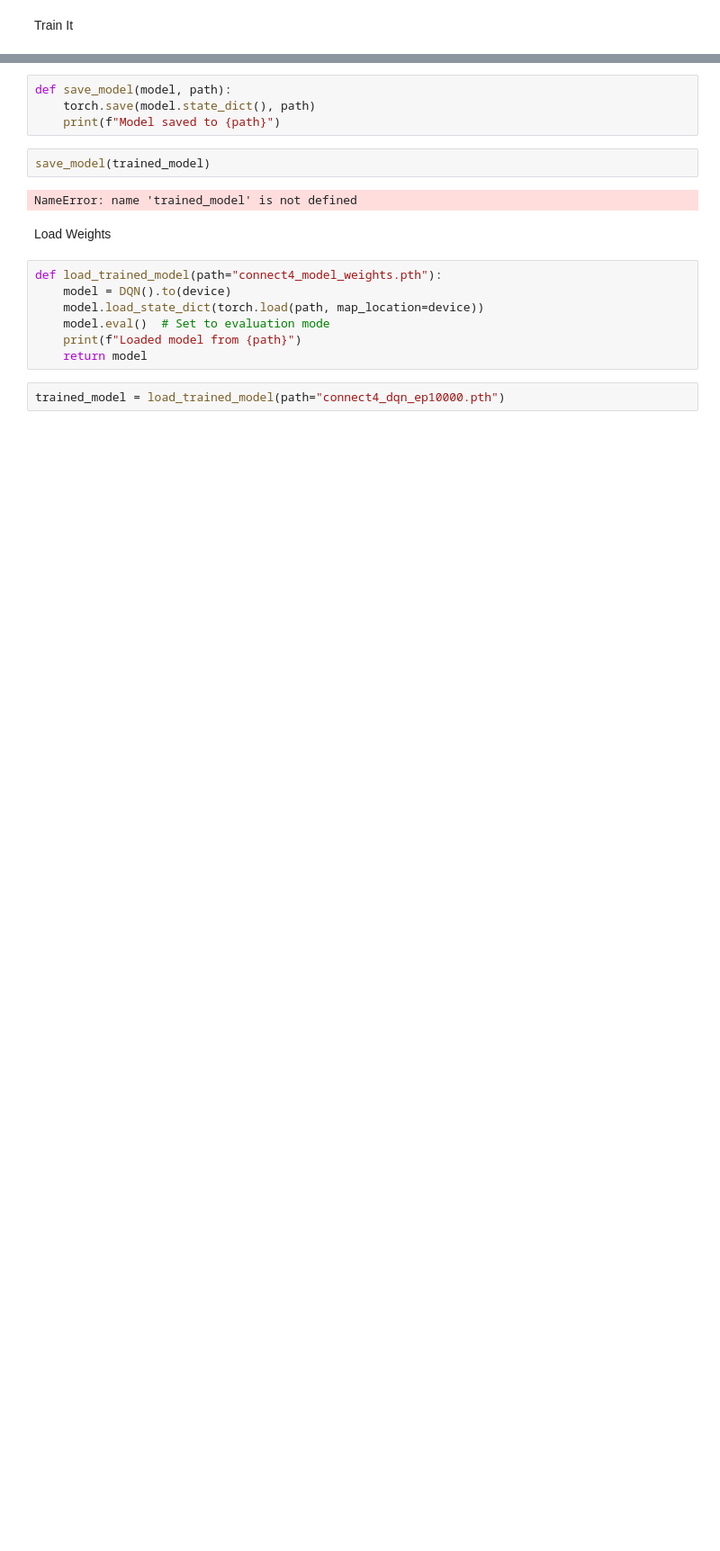
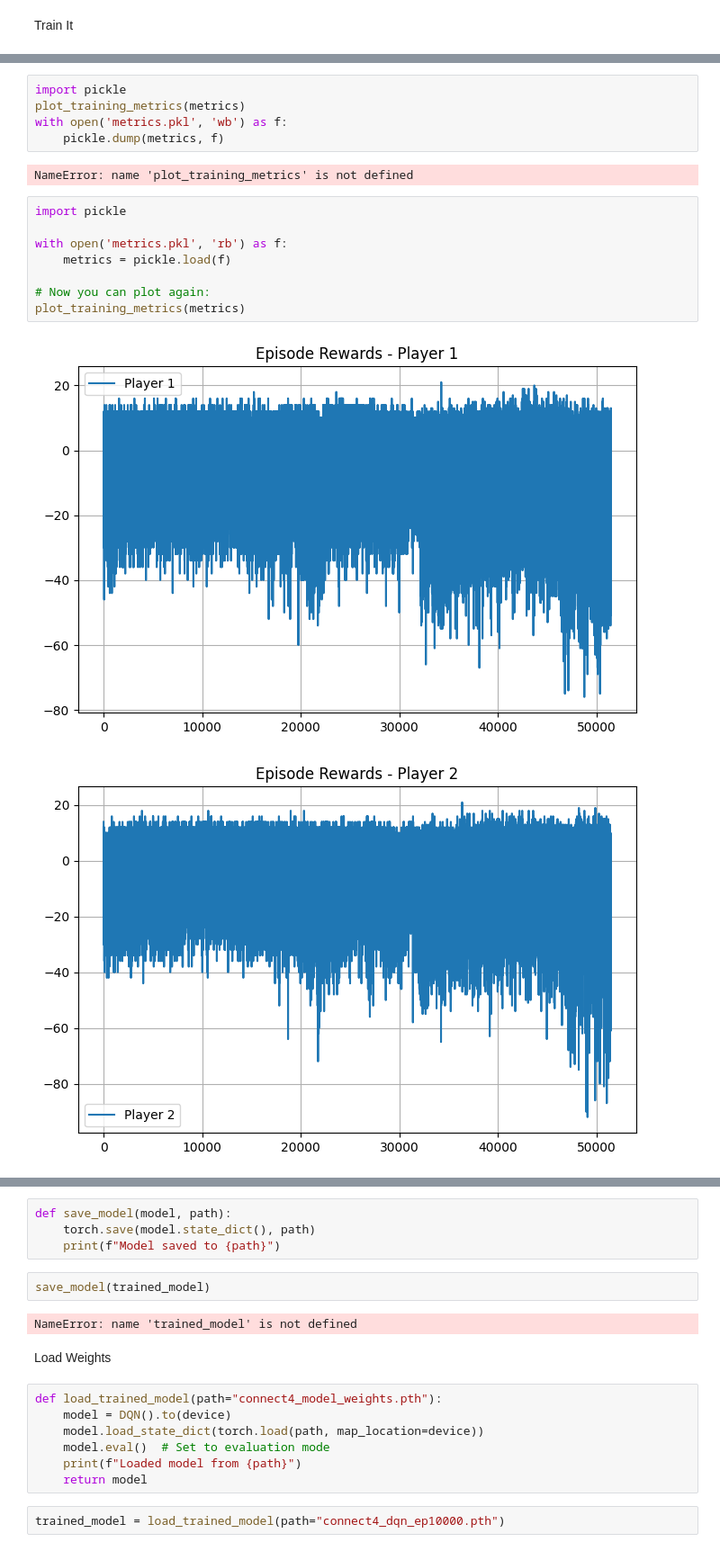
Before and after one commit to Aidanjm13/Connect4Reinforcement, a Jupyter notebook: Connect4/Connect4ReinforcementLearning.ipynb, the cells around one changed output, grey strips where cells are left out. Shown at 90% size. Drawn from its saved outputs; the diff is of its cells as text; blank space fills up the shorter version.

```diff
--- a/Connect4/Connect4ReinforcementLearning.ipynb
+++ b/Connect4/Connect4ReinforcementLearning.ipynb
@@ -606,0 +599,18 @@ plot_training_metrics(metrics)
+# %%
+import pickle
+plot_training_metrics(metrics)
+with open('metrics.pkl', 'wb') as f:
+    pickle.dump(metrics, f)
+# %% [output]
+NameError: name 'plot_training_metrics' is not defined
+# %%
+import pickle
+
+with open('metrics.pkl', 'rb') as f:
+    metrics = pickle.load(f)
+
+# Now you can plot again:
+plot_training_metrics(metrics)
+# %% [output]
+[figure, added]
+[figure, added]
```
Also changed, not shown: parts of 8 cells of this notebook.
